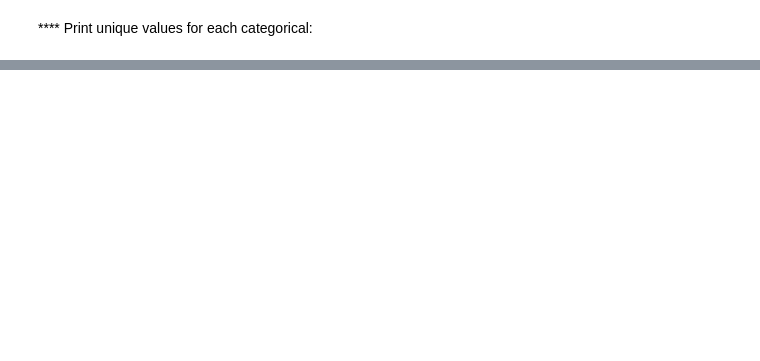
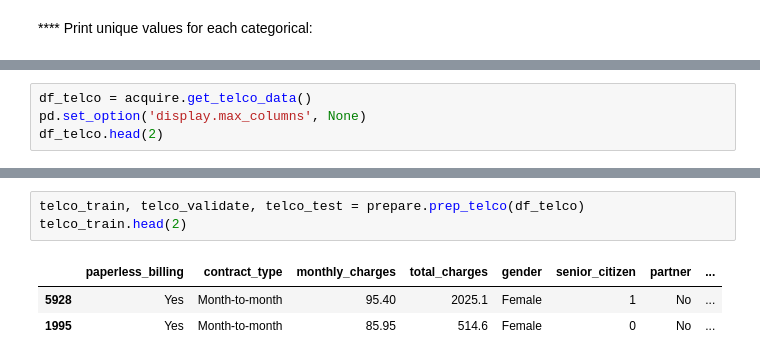
Before and after one commit to Miller-Ryan-1/classification-exercises, a Jupyter notebook: classification_exercises.ipynb, the cells around one changed output, grey strips where cells are left out. Drawn from its saved outputs; the diff is of its cells as text; blank space fills up the shorter version.

```diff
--- a/classification_exercises.ipynb
+++ b/classification_exercises.ipynb
@@ -269,0 +197,4 @@ Length: 173, dtype: int64
+# %%
+df_telco = acquire.get_telco_data()
+pd.set_option('display.max_columns', None)
+df_telco.head(2)
@@ -269,0 +258,7 @@ Length: 173, dtype: int64
+# %%
+telco_train, telco_validate, telco_test = prepare.prep_telco(df_telco)
+telco_train.head(2)
+# %% [output]
+|  | paperless_billing | contract_type | monthly_charges | total_charges | gender | senior_citizen | partner | ... |
+| 5928 | Yes | Month-to-month | 95.40 | 2025.1 | Female | 1 | No | ... |
+| 1995 | Yes | Month-to-month | 85.95 | 514.6 | Female | 0 | No | ... |
```
Also changed, not shown: parts of 59 cells of this notebook, 1 other file.
